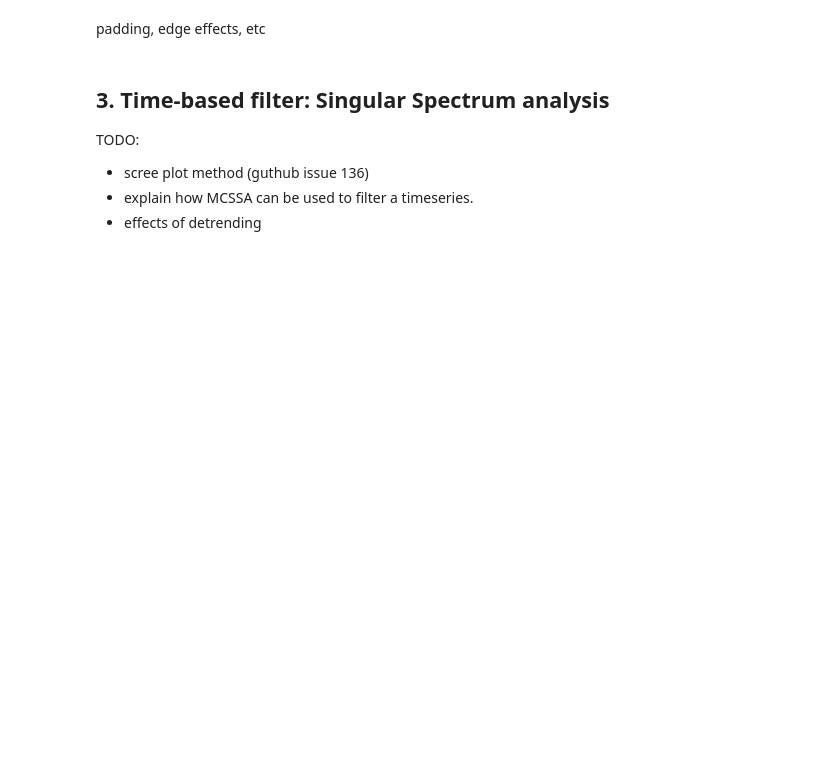
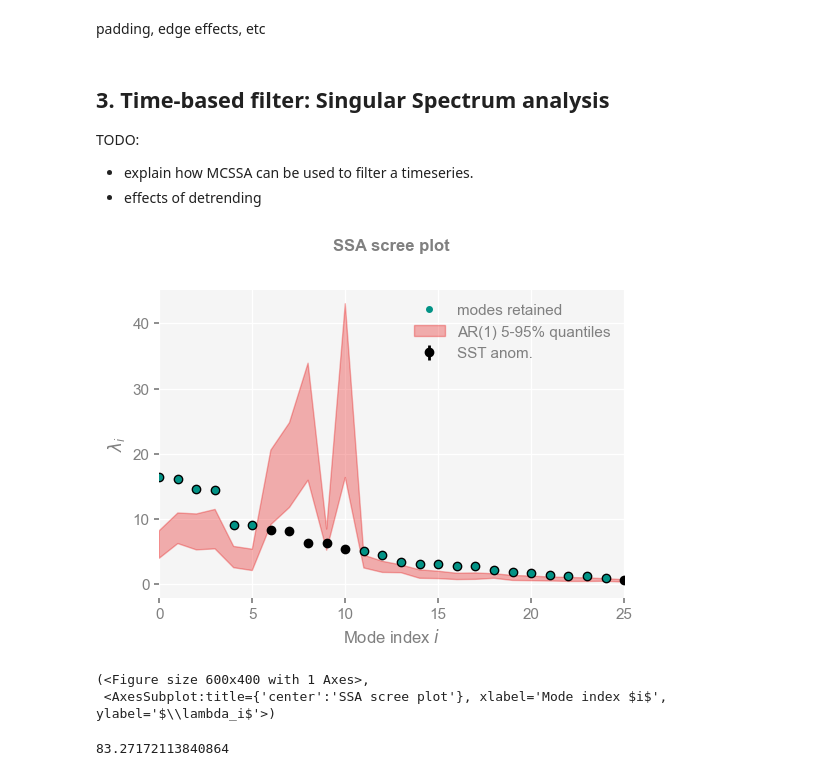
Before and after one commit to LinkedEarth/Pyleoclim_util, a Jupyter notebook: example_notebooks/filtering_tutorial.ipynb, the cells around one changed output. Cells and saved outputs as stored; diff of their text form; code cells hidden in the pictures; blank space fills up the shorter version.

```diff
--- a/example_notebooks/filtering_tutorial.ipynb
+++ b/example_notebooks/filtering_tutorial.ipynb
@@ -78,6 +85,16 @@ padding, edge effects, etc
 ## 3. Time-based filter: Singular Spectrum analysis
 
 TODO:
-- scree plot method (guthub issue 136)
 - explain how MCSSA can be used to filter a timeseries.
 - effects of detrending
+# %%
+ninoSsa = nino_i.ssa(trunc='mcssa',nMC=1000)
+ninoSsa.screeplot(xlim=[0, 25])
+# %% [output]
+[figure, added]
+(<Figure size 600x400 with 1 Axes>,
+ <AxesSubplot:title={'center':'SSA scree plot'}, xlabel='Mode index $i$', ylabel='$\\lambda_i$'>)
+# %%
+ninoSsa.pctvar[ninoSsa.mode_idx].sum()
+# %% [output]
+83.27172113840864
```
Also changed, not shown: parts of 6 cells of this notebook, 4 other files.
